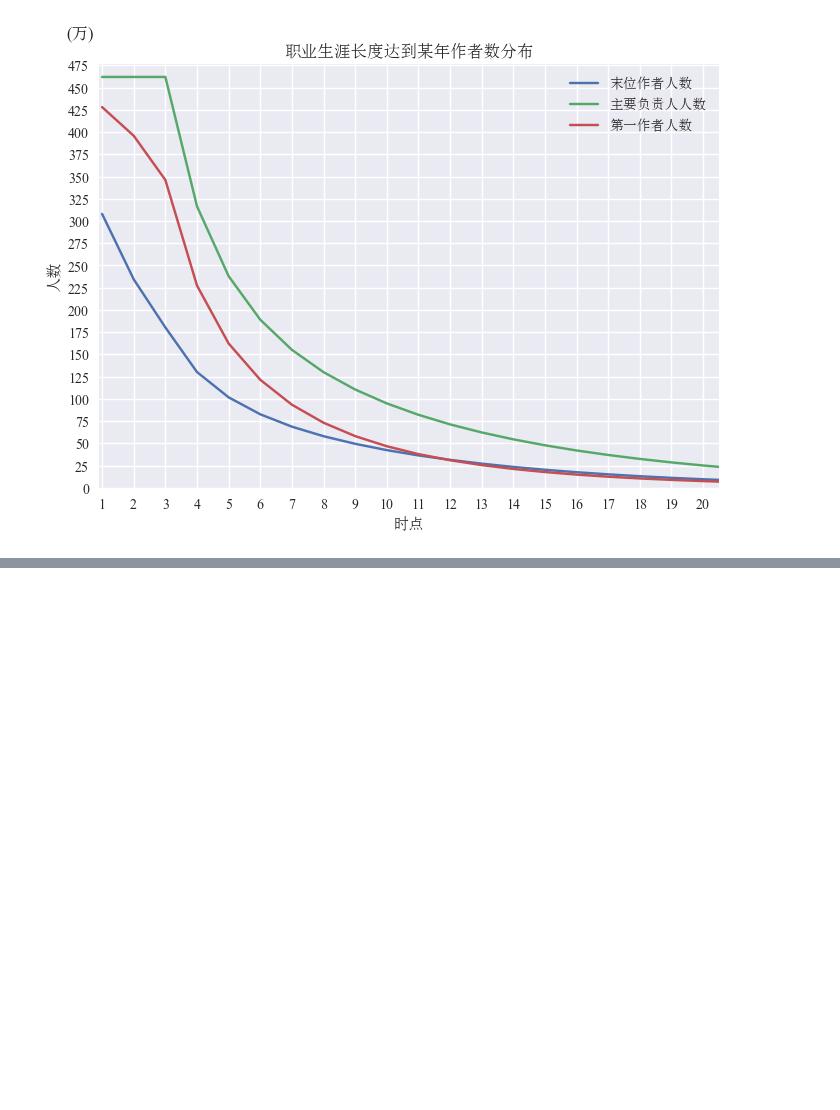
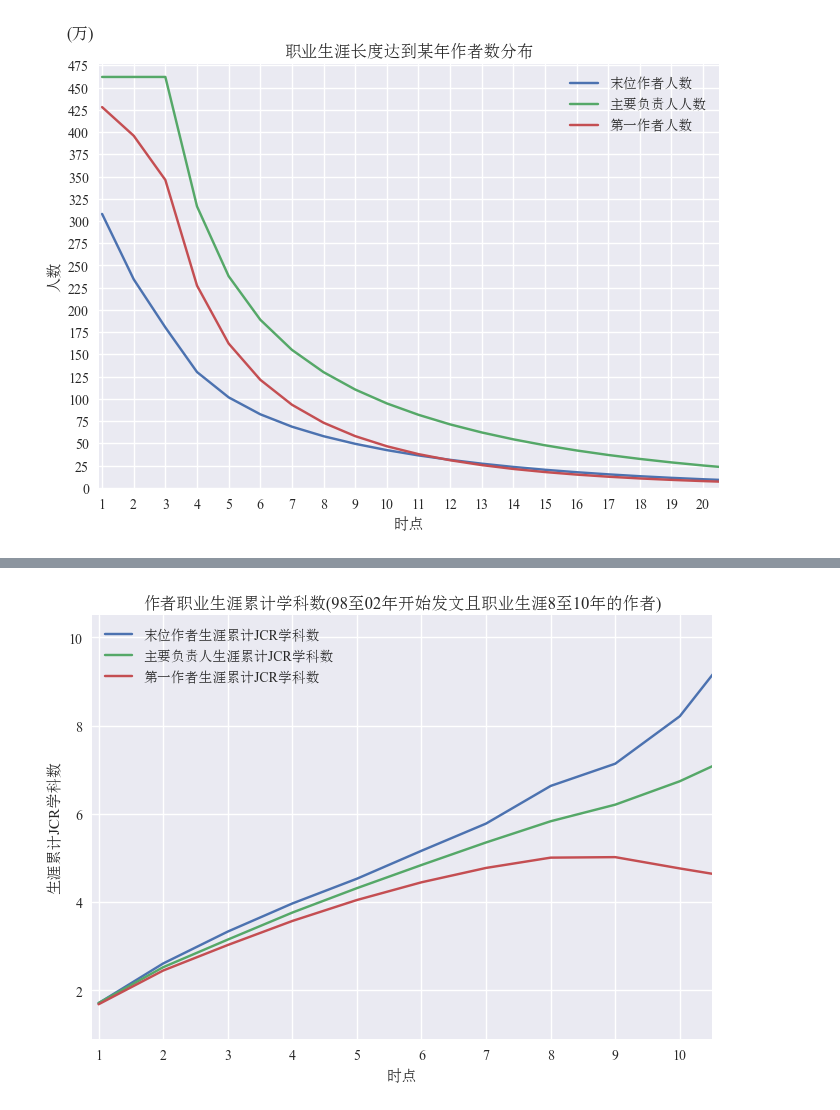
Before and after one commit to jiaweixu98/CrossBoundaryPerspective_InterdisciplinaryResearch, a Jupyter notebook: turningpoint/easyDraw.ipynb, the cells around one changed output, grey strips where cells are left out. Saved outputs shown, nothing was run; the diff lists cells and outputs as text; code cells hidden in the pictures; blank space fills up the shorter version.

```diff
--- a/turningpoint/easyDraw.ipynb
+++ b/turningpoint/easyDraw.ipynb
@@ -213,0 +221,28 @@ plt.show()
+# %%
+KeyJFieldSeriesAVGdict=pk.load(open('../../DataCrossBoundaryPerspective_InterdisciplinaryResearch/KeyJField98_02_8_10SeriesAVGdict.pk', 'rb'))
+FirstJFieldSeriesAVGdict=pk.load(open('../../DataCrossBoundaryPerspective_InterdisciplinaryResearch/FirstJField98_02_8_10SeriesAVGdict.pk', 'rb'))
+LastJFieldSeriesAVGdict=pk.load(open('../../DataCrossBoundaryPerspective_InterdisciplinaryResearch/LastJField98_02_8_10SeriesAVGdict.pk', 'rb'))
+years1 , Key = zip(*sorted(KeyJFieldSeriesAVGdict.items()))
+years2 , First = zip(*sorted(FirstJFieldSeriesAVGdict.items()))
+years3 , Last = zip(*sorted(LastJFieldSeriesAVGdict.items()))
+
+fig, ax = plt.subplots()
+ax.plot(years3,np.array(Last), label='末位作者生涯累计JCR学科数')
+ax.plot(years1,np.array(Key), label='主要负责人生涯累计JCR学科数')
+ax.plot(years2,np.array(First), label='第一作者生涯累计JCR学科数')
+ax.set(xlabel='时点', ylabel='生涯累计JCR学科数',
+       title='作者职业生涯累计学科数(98至02年开始发文且职业生涯8至10年的作者)')
+plt.ticklabel_format(style='plain')
+
+# plt.text(-0.03,1.07,'(篇)',
+# horizontalalignment='center',verticalalignment='center',
+# transform=ax.transAxes)
+ax.set_xlim(0.9, 10.5)
+ax.set_ylim(0.9, 10.5)
+ax.set_xticks([i for i in range(1,11,1)])
+# ax.set_yticks(np.array([i for i in range(2,24,2)]))
+ax.legend()
+fig.savefig("作者职业生涯累计学科数(98至02年开始发文且职业生涯8至10年的作者).png",dpi=300)
+plt.show()
+# %% [output]
+[figure, added]
```
Also changed, not shown: parts of 3 cells of this notebook, 6 other files.
